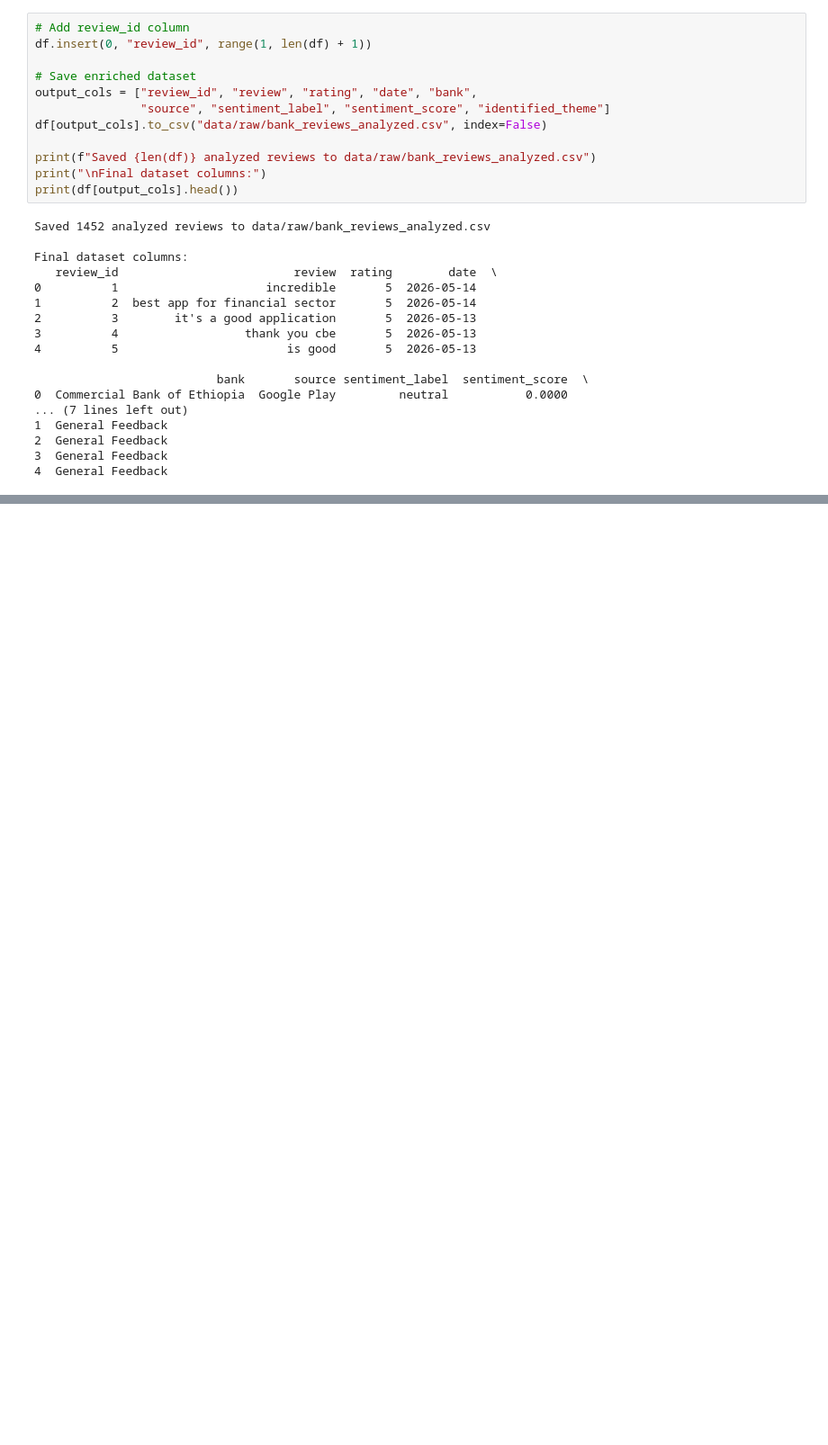
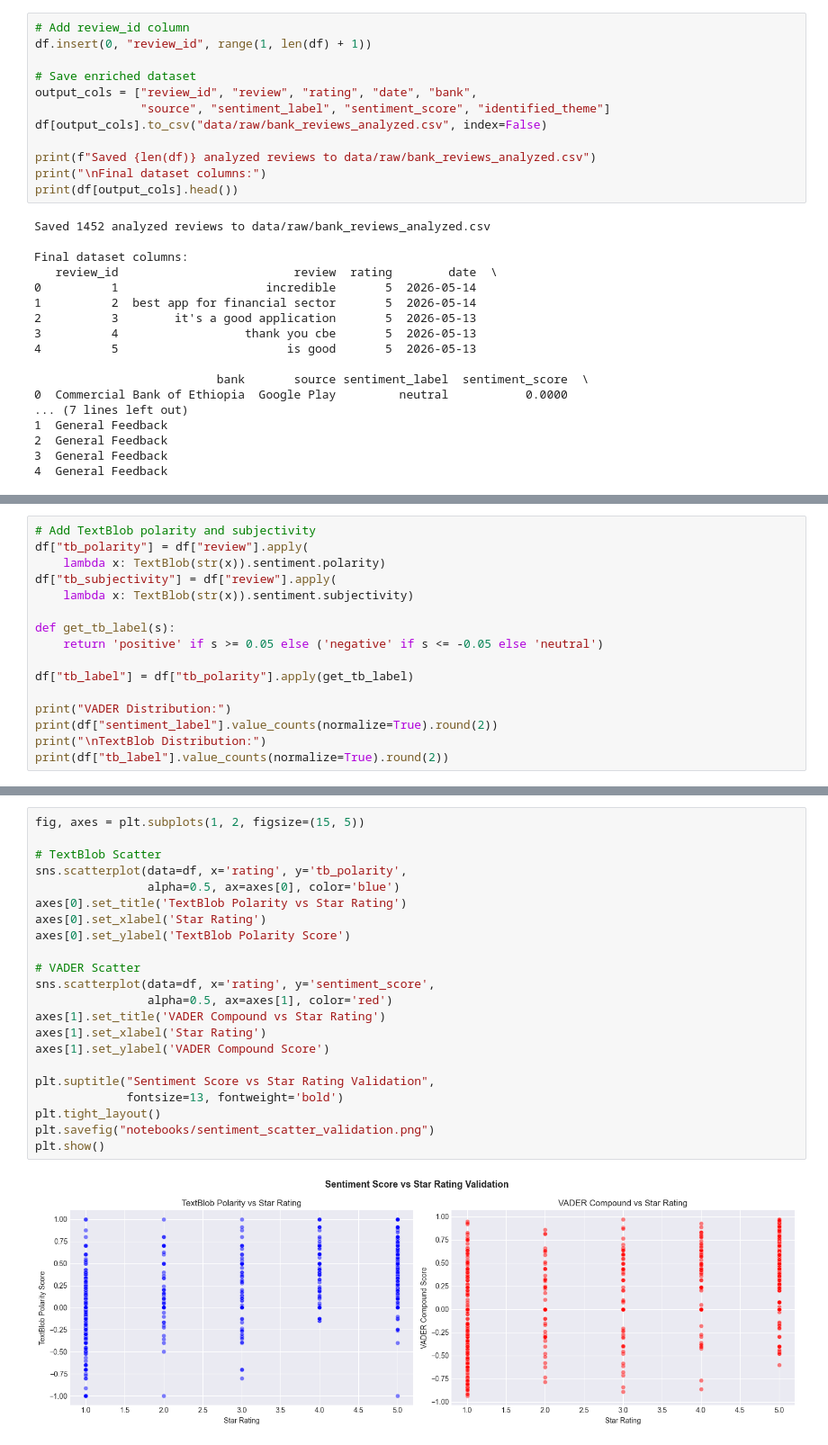
Before and after one commit to reb-ika/fintech-review-analytics, a Jupyter notebook: notebooks/task_2_sentiment_analysis.ipynb, the cells around one changed output, grey strips where cells are left out. Shown at 90% size. Saved outputs shown, nothing was run; the diff lists cells and outputs as text; blank space fills up the shorter version.

```diff
--- a/notebooks/task_2_sentiment_analysis.ipynb
+++ b/notebooks/task_2_sentiment_analysis.ipynb
@@ -400,0 +458,16 @@ Final dataset columns:
+# %%
+# Add TextBlob polarity and subjectivity
+df["tb_polarity"] = df["review"].apply(
+    lambda x: TextBlob(str(x)).sentiment.polarity)
+df["tb_subjectivity"] = df["review"].apply(
+    lambda x: TextBlob(str(x)).sentiment.subjectivity)
+
+def get_tb_label(s):
+    return 'positive' if s >= 0.05 else ('negative' if s <= -0.05 else 'neutral')
+
+df["tb_label"] = df["tb_polarity"].apply(get_tb_label)
+
+print("VADER Distribution:")
+print(df["sentiment_label"].value_counts(normalize=True).round(2))
+print("\nTextBlob Distribution:")
+print(df["tb_label"].value_counts(normalize=True).round(2))
@@ -400,0 +488,24 @@ Final dataset columns:
+# %%
+fig, axes = plt.subplots(1, 2, figsize=(15, 5))
+
+# TextBlob Scatter
+sns.scatterplot(data=df, x='rating', y='tb_polarity',
+                alpha=0.5, ax=axes[0], color='blue')
+axes[0].set_title('TextBlob Polarity vs Star Rating')
+axes[0].set_xlabel('Star Rating')
+axes[0].set_ylabel('TextBlob Polarity Score')
+
+# VADER Scatter
+sns.scatterplot(data=df, x='rating', y='sentiment_score',
+                alpha=0.5, ax=axes[1], color='red')
+axes[1].set_title('VADER Compound vs Star Rating')
+axes[1].set_xlabel('Star Rating')
+axes[1].set_ylabel('VADER Compound Score')
+
+plt.suptitle("Sentiment Score vs Star Rating Validation",
+             fontsize=13, fontweight='bold')
+plt.tight_layout()
+plt.savefig("notebooks/sentiment_scatter_validation.png")
+plt.show()
+# %% [output]
+[figure, added]
```
Also changed, not shown: parts of 14 cells of this notebook, 8 other files.
